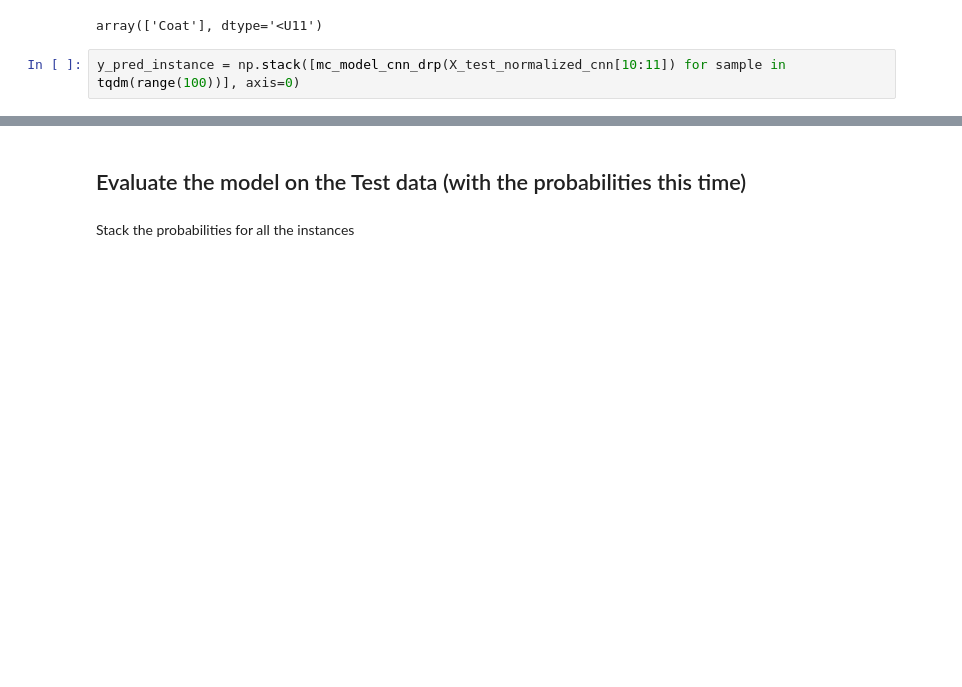
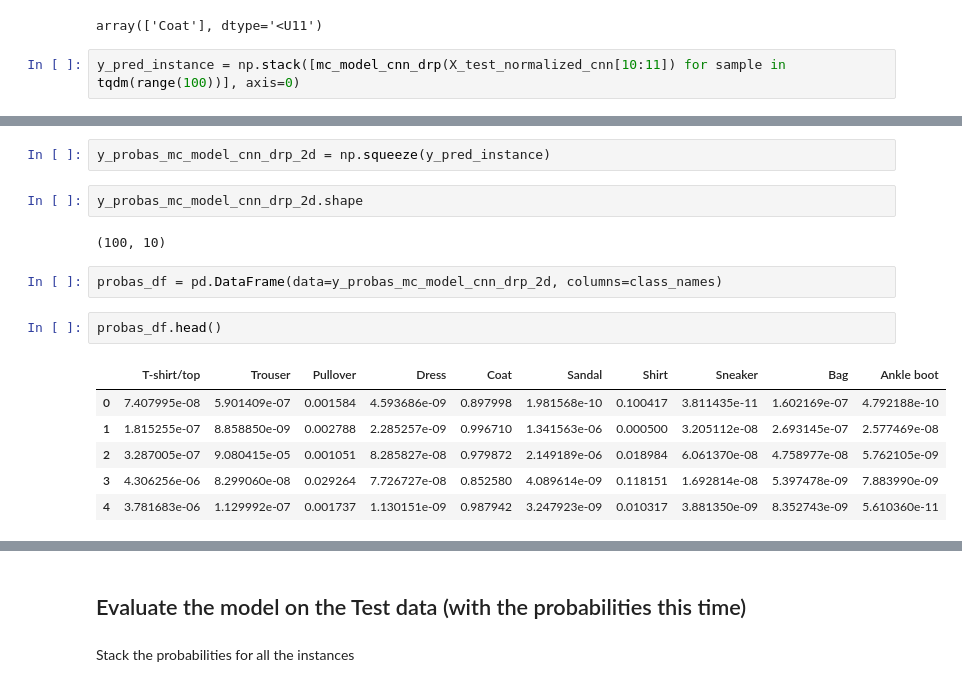
Before and after one commit to tzamalisp/dev_tasks, a Jupyter notebook: NBs/NN01 - Neural Networks Introduction - MNIST Fashion (Classification).ipynb, the cells around one changed output, grey strips where cells are left out. Cells and saved outputs as stored; diff of their text form; blank space fills up the shorter version.

```diff
--- a/NBs/NN01 - Neural Networks Introduction - MNIST Fashion (Classification).ipynb
+++ b/NBs/NN01 - Neural Networks Introduction - MNIST Fashion (Classification).ipynb
@@ -1386,0 +1389,17 @@ plot_predictions_distribution_for_single_instance(y_pred_instance, class_names)
+# %%
+y_probas_mc_model_cnn_drp_2d = np.squeeze(y_pred_instance)
+# %%
+y_probas_mc_model_cnn_drp_2d.shape
+# %% [output]
+(100, 10)
+# %%
+probas_df = pd.DataFrame(data=y_probas_mc_model_cnn_drp_2d, columns=class_names)
+# %%
+probas_df.head()
+# %% [output]
+|  | T-shirt/top | Trouser | Pullover | Dress | Coat | Sandal | Shirt | Sneaker | Bag | Ankle boot |
+| 0 | 7.407995e-08 | 5.901409e-07 | 0.001584 | 4.593686e-09 | 0.897998 | 1.981568e-10 | 0.100417 | 3.811435e-11 | 1.602169e-07 | 4.792188e-10 |
+| 1 | 1.815255e-07 | 8.858850e-09 | 0.002788 | 2.285257e-09 | 0.996710 | 1.341563e-06 | 0.000500 | 3.205112e-08 | 2.693145e-07 | 2.577469e-08 |
+| 2 | 3.287005e-07 | 9.080415e-05 | 0.001051 | 8.285827e-08 | 0.979872 | 2.149189e-06 | 0.018984 | 6.061370e-08 | 4.758977e-08 | 5.762105e-09 |
+| 3 | 4.306256e-06 | 8.299060e-08 | 0.029264 | 7.726727e-08 | 0.852580 | 4.089614e-09 | 0.118151 | 1.692814e-08 | 5.397478e-09 | 7.883990e-09 |
+| 4 | 3.781683e-06 | 1.129992e-07 | 0.001737 | 1.130151e-09 | 0.987942 | 3.247923e-09 | 0.010317 | 3.881350e-09 | 8.352743e-09 | 5.610360e-11 |
```
Also changed, not shown: parts of 15 cells of this notebook, 4 other files.
